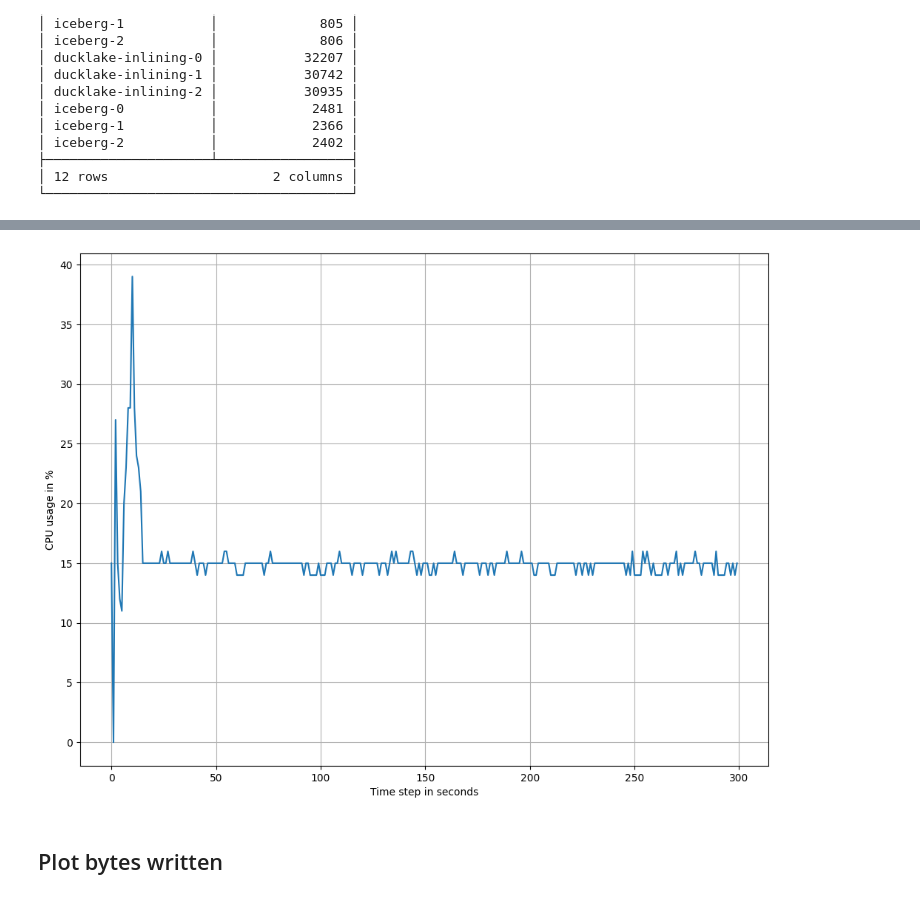
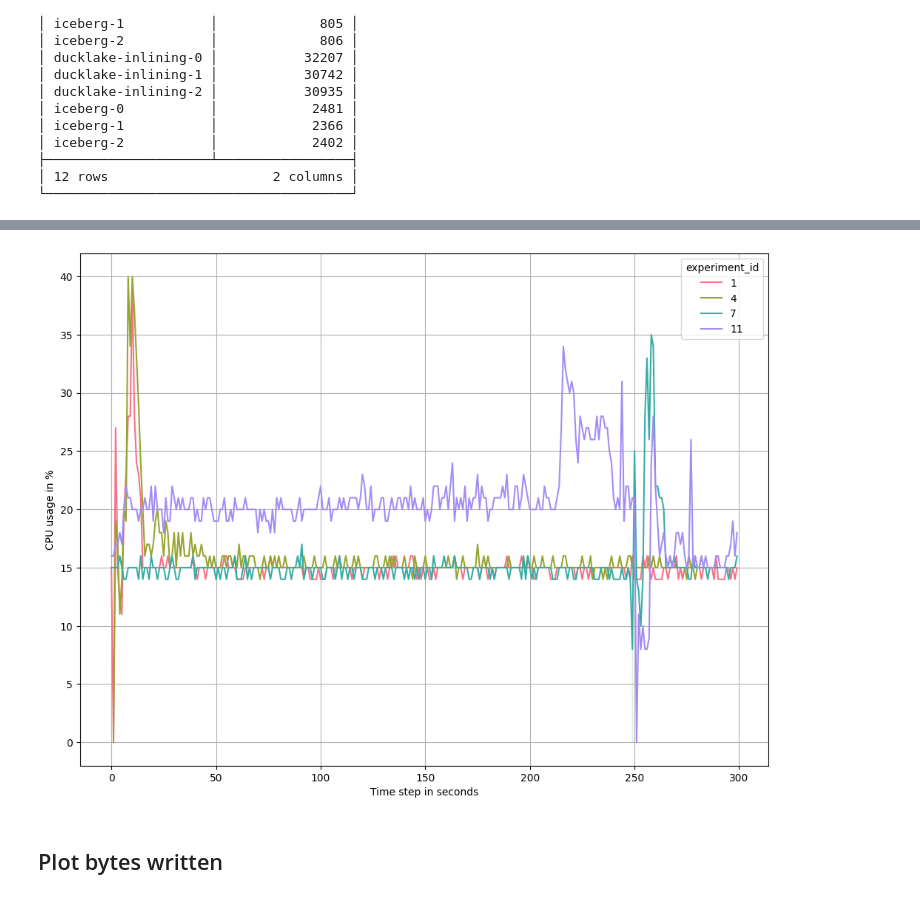
Before and after one commit to schmidtvinicius/thesis, a Jupyter notebook: benchmark/analysis/analysis.ipynb, the cells around one changed output, grey strips where cells are left out. Drawn from its saved outputs; the diff is of its cells as text; code cells hidden in the pictures.

```diff
--- a/benchmark/analysis/analysis.ipynb
+++ b/benchmark/analysis/analysis.ipynb
@@ -105,12 +63,0 @@ plt.show()
-# %%
-def get_hardware_metrics(run_id: int):
-    return conn.query("SELECT id % 300 AS time_step, " \
-                        "experiment_id, " \
-                        "cpu_percentage, " \
-                        "COALESCE(bytes_written - LAG(bytes_written) OVER (ORDER BY id), 0) AS bytes_written_clean," \
-                        "COALESCE(write_time_ms - LAG(write_time_ms) OVER (ORDER BY id), 0) AS write_time_clean " \
-                        "FROM hardware_metrics " \
-                        "WHERE experiment_id = ? " \
-                        "ORDER BY experiment_id;", params=[run_id]).fetchnumpy()
-
-hardware_metrics = get_hardware_metrics(1)
@@ -155,12 +88,16 @@ conn.query("SELECT * FROM experiments WHERE id IN (4,5,6);")
 # %%
 plt.figure(figsize=(12,9))
 ax = plt.subplot()
 ax.grid(visible=True)
 ax.set_xlabel("Time step in seconds")
 ax.set_ylabel("CPU usage in %")
-sns.lineplot(get_hardware_metrics(1), x="time_step", y="cpu_percentage")
+sns.lineplot(get_hardware_metrics([1,4,7,11]), x="time_step", y="cpu_percentage", hue="experiment_id", ax=ax, palette=sns.color_palette("husl", 4))
+# sns.lineplot(get_hardware_metrics(4), x="time_step", y="cpu_percentage", ax=ax)
+# sns.lineplot(get_hardware_metrics(7), x="time_step", y="cpu_percentage", ax=ax)
+# sns.lineplot(get_hardware_metrics(12), x="time_step", y="cpu_percentage", ax=ax)
+# sns.lineplot(get_hardware_metrics(3), x="time_step", y="cpu_percentage", ax=ax)
 plt.show()
 # %% [output]
-[figure, old version]
+[figure, new version]
 # %% [markdown]
 ## Plot bytes written
```
Also changed, not shown: parts of 28 cells of this notebook, 1 other file.
